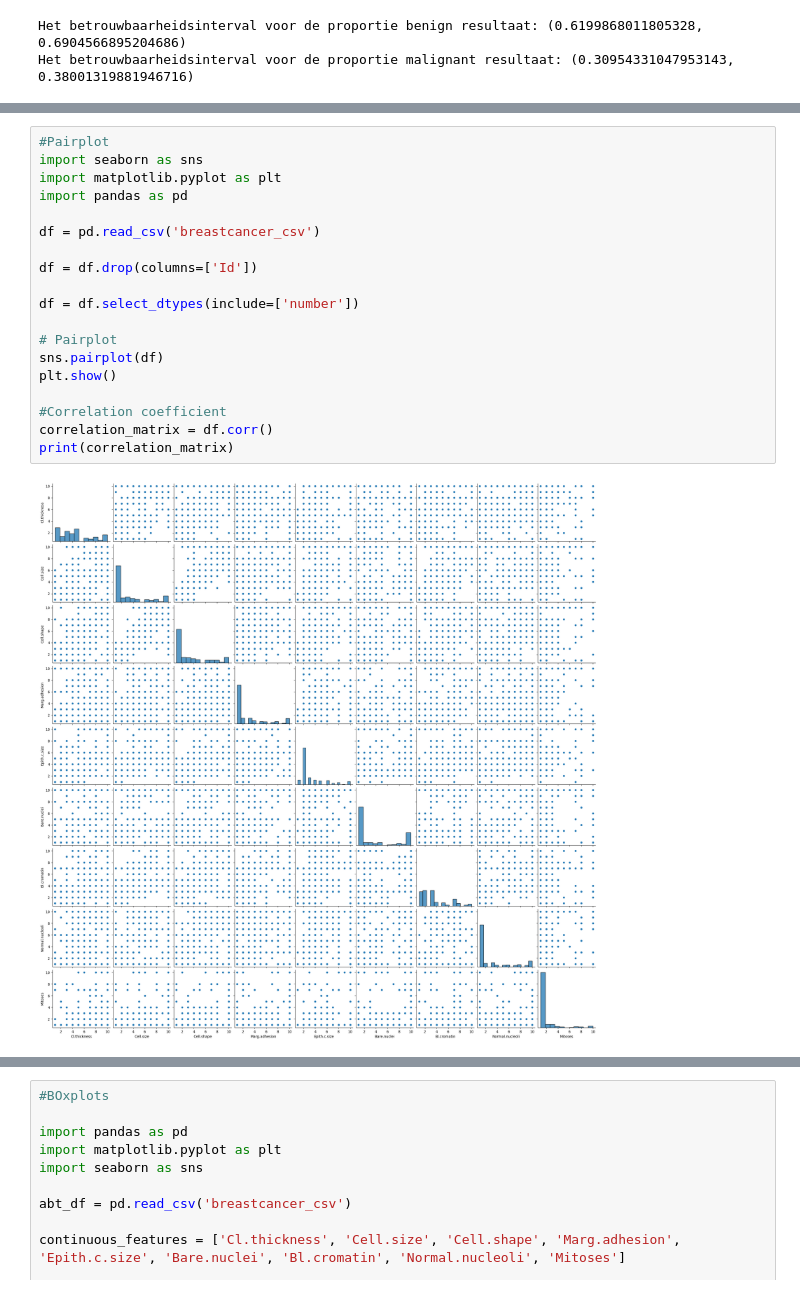
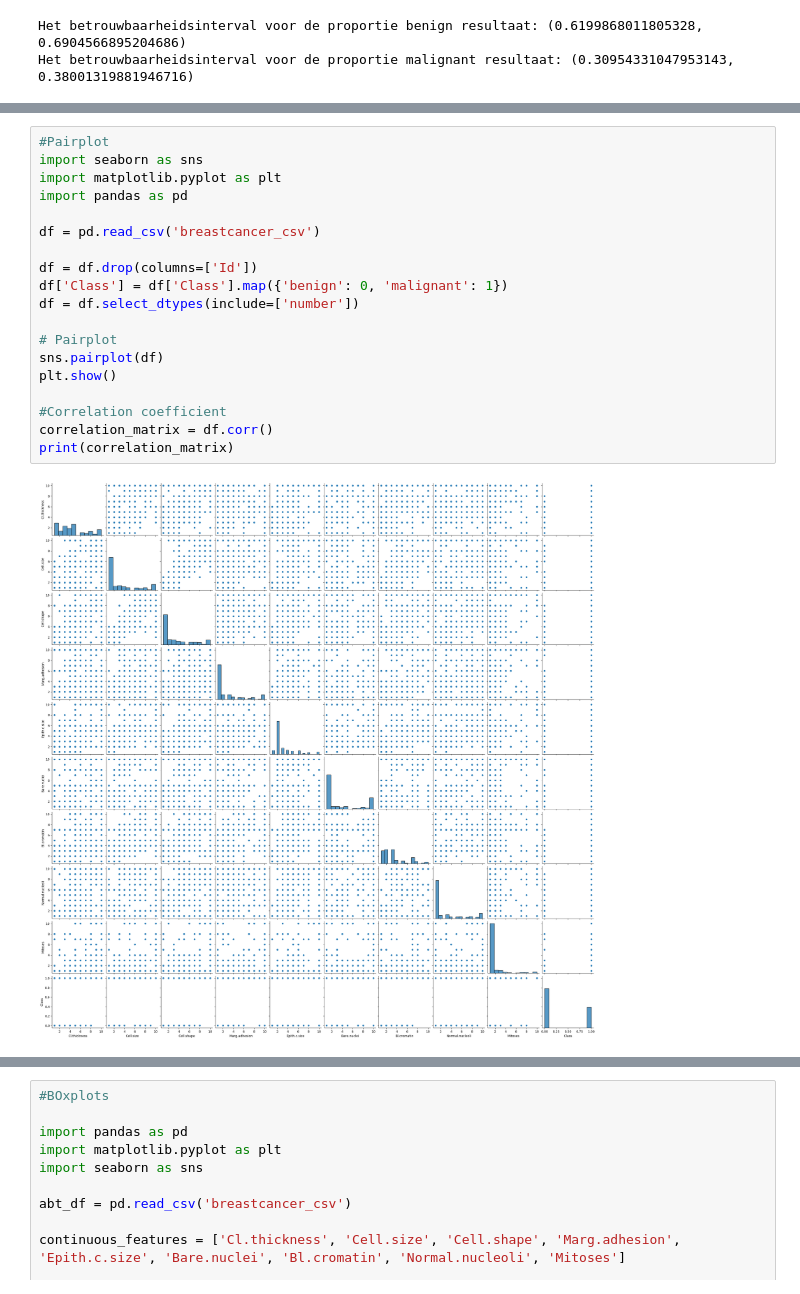
Before and after one commit to TheFizzlee/ADS, a Jupyter notebook: CasusML.ipynb, the cells around one changed output, grey strips where cells are left out. Saved outputs shown, nothing was run; the diff lists cells and outputs as text.

```diff
--- a/CasusML.ipynb
+++ b/CasusML.ipynb
@@ -149,24 +139,24 @@ plt.show()
 # %%
 #Pairplot
 import seaborn as sns
 import matplotlib.pyplot as plt
 import pandas as pd
 
 df = pd.read_csv('breastcancer_csv')
 
 df = df.drop(columns=['Id'])
-
+df['Class'] = df['Class'].map({'benign': 0, 'malignant': 1})
 df = df.select_dtypes(include=['number'])
 
 # Pairplot
 sns.pairplot(df)
 plt.show()
 
 #Correlation coefficient
 correlation_matrix = df.corr()
 print(correlation_matrix)
 # %% [output]
-[figure, old version]
+[figure, new version]
                  Cl.thickness  Cell.size  Cell.shape  Marg.adhesion  \
 Cl.thickness         1.000000   0.644913    0.654589       0.486356
 Cell.size            0.644913   1.000000    0.906882       0.705582
```
Also changed, not shown: parts of 3 cells of this notebook.
